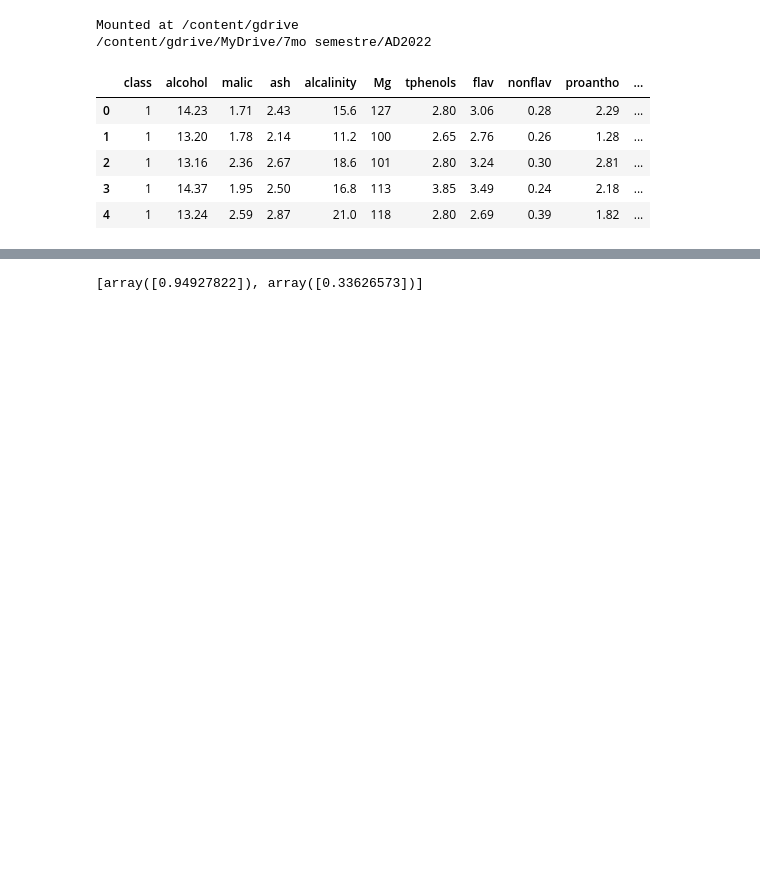
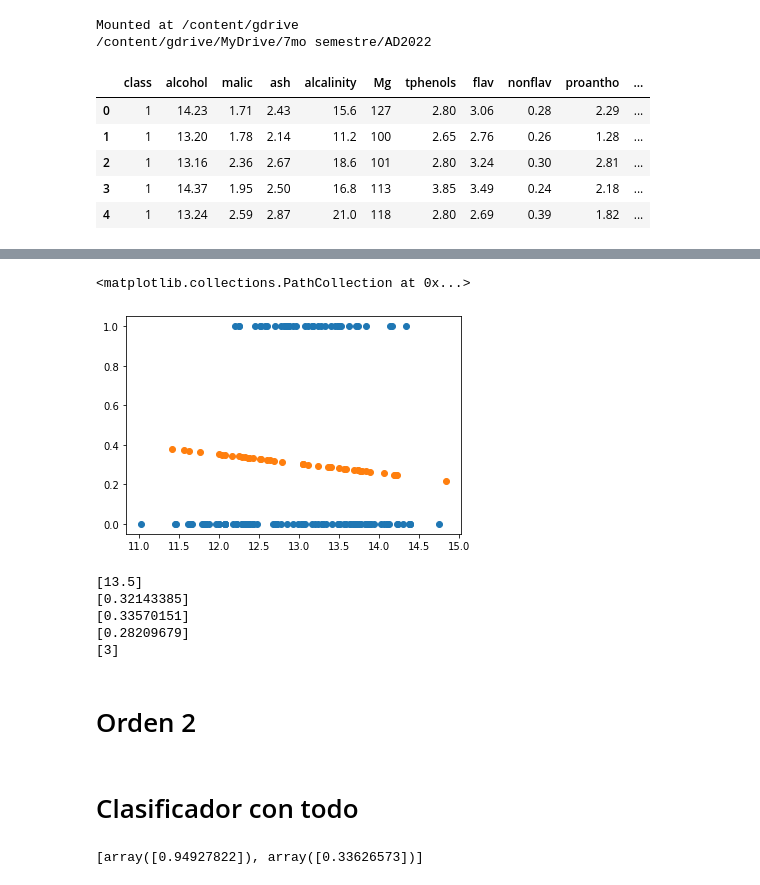
Before and after one commit to Suemy-AZ/Modulo_2, a Jupyter notebook: M2.ipynb, the cells around one changed output, grey strips where cells are left out. Drawn from its saved outputs; the diff is of its cells as text; code cells hidden in the pictures; blank space fills up the shorter version.

```diff
--- a/M2.ipynb
+++ b/M2.ipynb
@@ -56,0 +147,25 @@ array([0, 0, 0, 0, 0, 0, 0, 0, 0, 0, 0, 0, 0, 0, 0, 0, 0, 0, 0, 0, 0, 0,
+# %%
+pt.scatter(x_c3t,y_c3t)
+pt.scatter(x_c3v,h(x_c3v,theta31))
+# %% [output]
+<matplotlib.collections.PathCollection at 0x...>
+[figure, added]
+# %%
+x0=x[150]
+y0=y[150]
+
+print(x0)
+
+print(h(x0,theta11))
+print(h(x0,theta21))
+print(h(x0,theta31))
+
+print(y0)
+# %% [output]
+[13.5]
+[0.32143385]
+[0.33570151]
+[0.28209679]
+[3]
+# %% [markdown]
+# Orden 2
@@ -57,2 +202,4 @@ array([0, 0, 0, 0, 0, 0, 0, 0, 0, 0, 0, 0, 0, 0, 0, 0, 0, 0, 0, 0, 0, 0,
+# %% [markdown]
+# Clasificador con todo
 # %%
 
```
Also changed, not shown: parts of 13 cells of this notebook.
